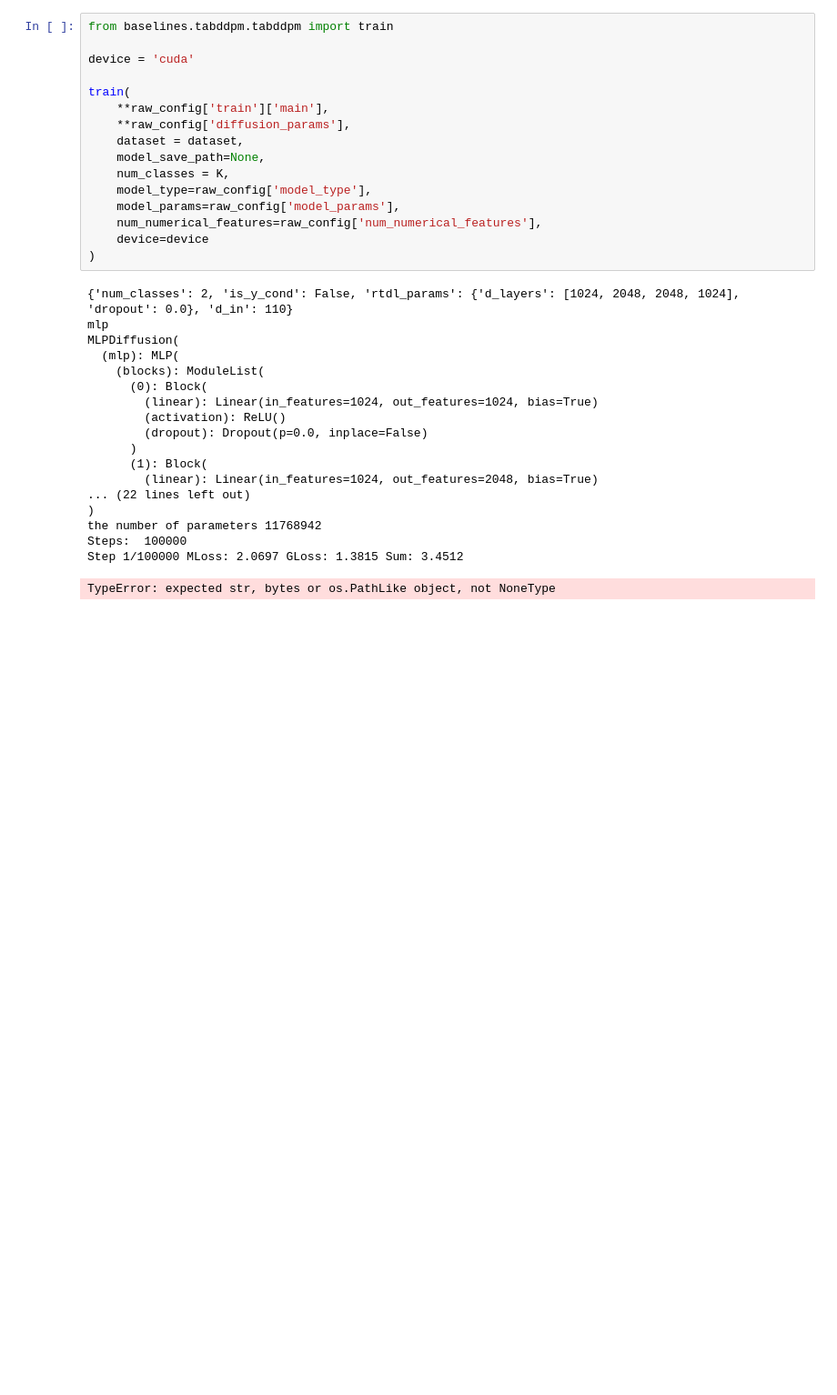
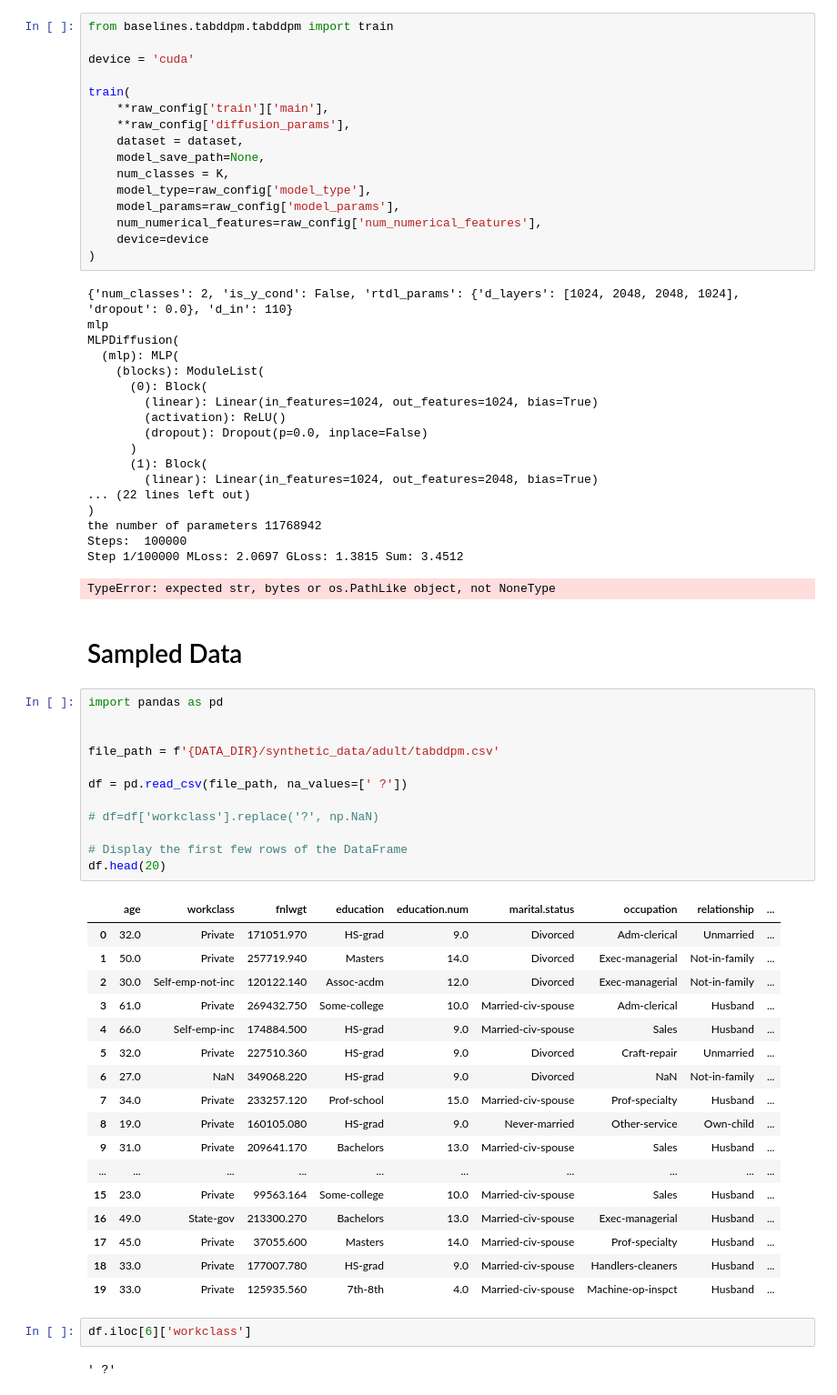
Before and after one commit to ahmabboud/difussion_bootcamp, a Jupyter notebook: reference_implementations/tabular_reference_impelementation/tabsyn/tabddpm_implementation.ipynb, the cells around one changed output. Shown at 91% size. Drawn from its saved outputs; the diff is of its cells as text; blank space fills up the shorter version.

```diff
--- a/reference_implementations/tabular_reference_impelementation/tabsyn/tabddpm_implementation.ipynb
+++ b/reference_implementations/tabular_reference_impelementation/tabsyn/tabddpm_implementation.ipynb
@@ -242,3 +250,39 @@ the number of parameters 11768942
 Steps:  100000
 Step 1/100000 MLoss: 2.0697 GLoss: 1.3815 Sum: 3.4512
 TypeError: expected str, bytes or os.PathLike object, not NoneType
+# %% [markdown]
+# Sampled Data
+# %%
+import pandas as pd
+
+
+file_path = f'{DATA_DIR}/synthetic_data/adult/tabddpm.csv'
+
+df = pd.read_csv(file_path, na_values=[' ?'])
+
+# df=df['workclass'].replace('?', np.NaN)
+
+# Display the first few rows of the DataFrame
+df.head(20)
+# %% [output]
+|  | age | workclass | fnlwgt | education | education.num | marital.status | occupation | relationship | ... |
+| 0 | 32.0 | Private | 171051.970 | HS-grad | 9.0 | Divorced | Adm-clerical | Unmarried | ... |
+| 1 | 50.0 | Private | 257719.940 | Masters | 14.0 | Divorced | Exec-managerial | Not-in-family | ... |
+| 2 | 30.0 | Self-emp-not-inc | 120122.140 | Assoc-acdm | 12.0 | Divorced | Exec-managerial | Not-in-family | ... |
+| 3 | 61.0 | Private | 269432.750 | Some-college | 10.0 | Married-civ-spouse | Adm-clerical | Husband | ... |
+| 4 | 66.0 | Self-emp-inc | 174884.500 | HS-grad | 9.0 | Married-civ-spouse | Sales | Husband | ... |
+| 5 | 32.0 | Private | 227510.360 | HS-grad | 9.0 | Divorced | Craft-repair | Unmarried | ... |
+| 6 | 27.0 | NaN | 349068.220 | HS-grad | 9.0 | Divorced | NaN | Not-in-family | ... |
+| 7 | 34.0 | Private | 233257.120 | Prof-school | 15.0 | Married-civ-spouse | Prof-specialty | Husband | ... |
+| 8 | 19.0 | Private | 160105.080 | HS-grad | 9.0 | Never-married | Other-service | Own-child | ... |
+| 9 | 31.0 | Private | 209641.170 | Bachelors | 13.0 | Married-civ-spouse | Sales | Husband | ... |
+| ... | ... | ... | ... | ... | ... | ... | ... | ... | ... |
+| 15 | 23.0 | Private | 99563.164 | Some-college | 10.0 | Married-civ-spouse | Sales | Husband | ... |
+| 16 | 49.0 | State-gov | 213300.270 | Bachelors | 13.0 | Married-civ-spouse | Exec-managerial | Husband | ... |
+| 17 | 45.0 | Private | 37055.600 | Masters | 14.0 | Married-civ-spouse | Prof-specialty | Husband | ... |
+| 18 | 33.0 | Private | 177007.780 | HS-grad | 9.0 | Married-civ-spouse | Handlers-cleaners | Husband | ... |
+| 19 | 33.0 | Private | 125935.560 | 7th-8th | 4.0 | Married-civ-spouse | Machine-op-inspct | Husband | ... |
+# %%
+df.iloc[6]['workclass']
+# %% [output]
+' ?'
```
Also changed, not shown: parts of 2 cells of this notebook, 11 other files.
